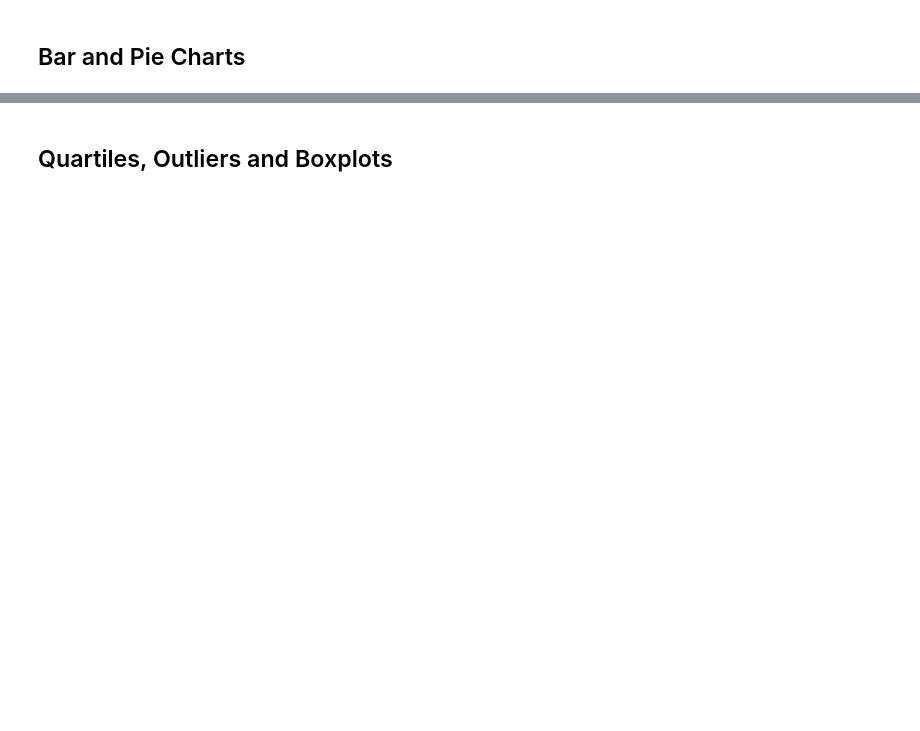
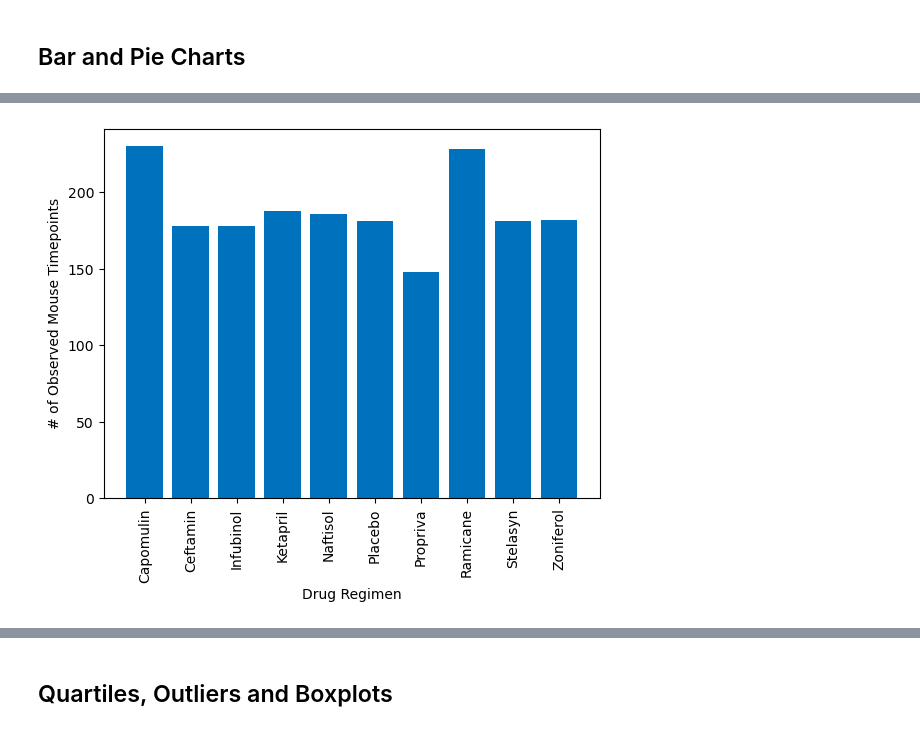
Before and after one commit to TLCLauraB/pymaceuticals, a Jupyter notebook: challenge5_pymaceuticals.ipynb, the cells around one changed output, grey strips where cells are left out. Drawn from its saved outputs; the diff is of its cells as text; code cells hidden in the pictures; blank space fills up the shorter version.

```diff
--- a/challenge5_pymaceuticals.ipynb
+++ b/challenge5_pymaceuticals.ipynb
@@ -225,2 +217,26 @@ plt.show()
+# %%
+# Generate a bar plot showing the total number of rows (Mouse ID/Timepoints) for each drug regimen using PyPlot.
+
+# Use groupby to count the number of rows for each Drug Regimen
+rows_per_regimen = clean_data.groupby("Drug Regimen").size()
+
+# Get the drug regimens and the corresponding row counts
+drug_regimens = rows_per_regimen.index
+row_counts = rows_per_regimen.values
+
+# Create a bar plot using pyplot
+plt.bar(drug_regimens, row_counts, color='#0072BD')
+
+# Set plot labels
+plt.xlabel("Drug Regimen")
+plt.ylabel("# of Observed Mouse Timepoints")
+
+# Rotate the x-axis labels for better readability
+plt.xticks(rotation=90, ha='center')
+
+# Show the plot
+plt.show()
+# %% [output]
+[figure, added]
 # %%
 # Generate a pie plot showing the distribution of female versus male mice using Pandas
```
Also changed, not shown: parts of 16 cells of this notebook, 1 other file.
